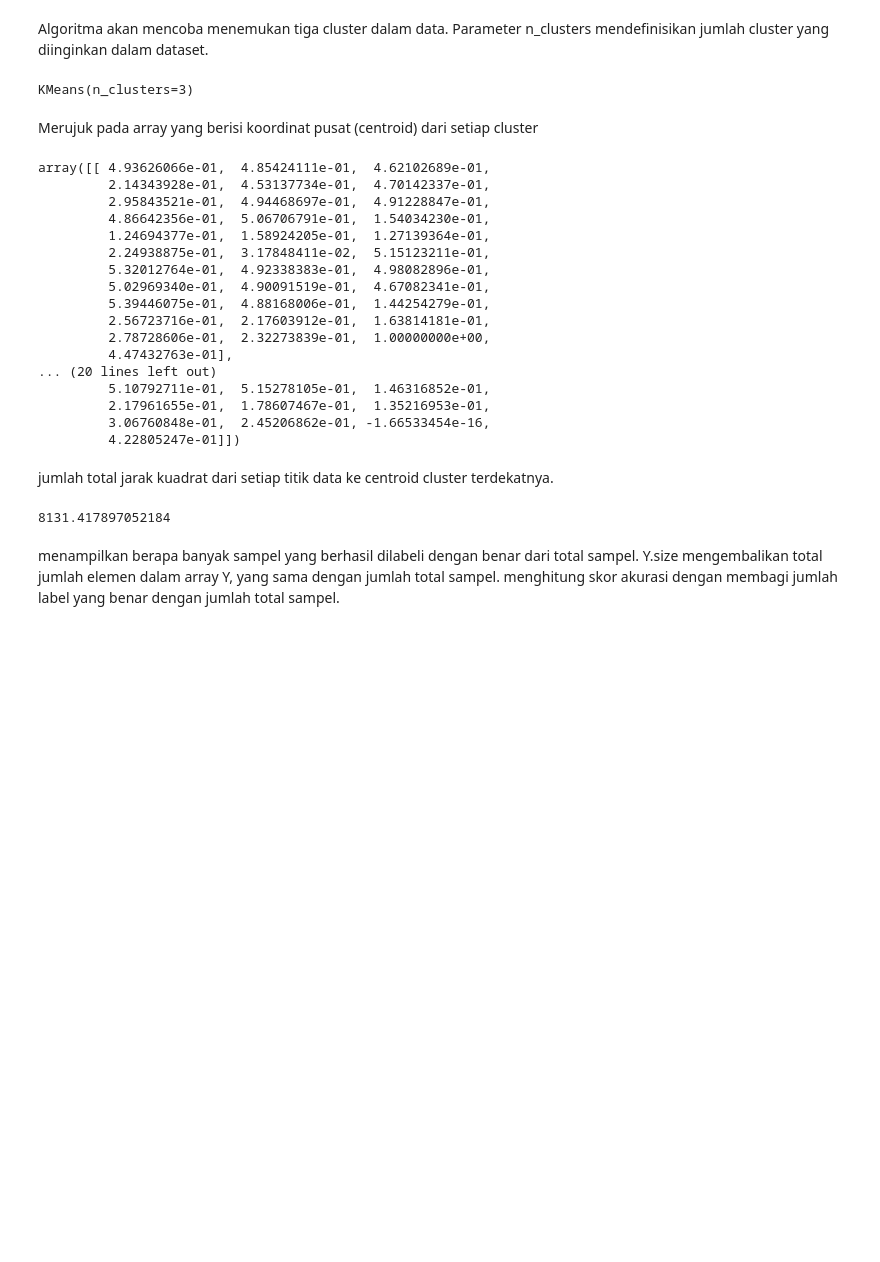
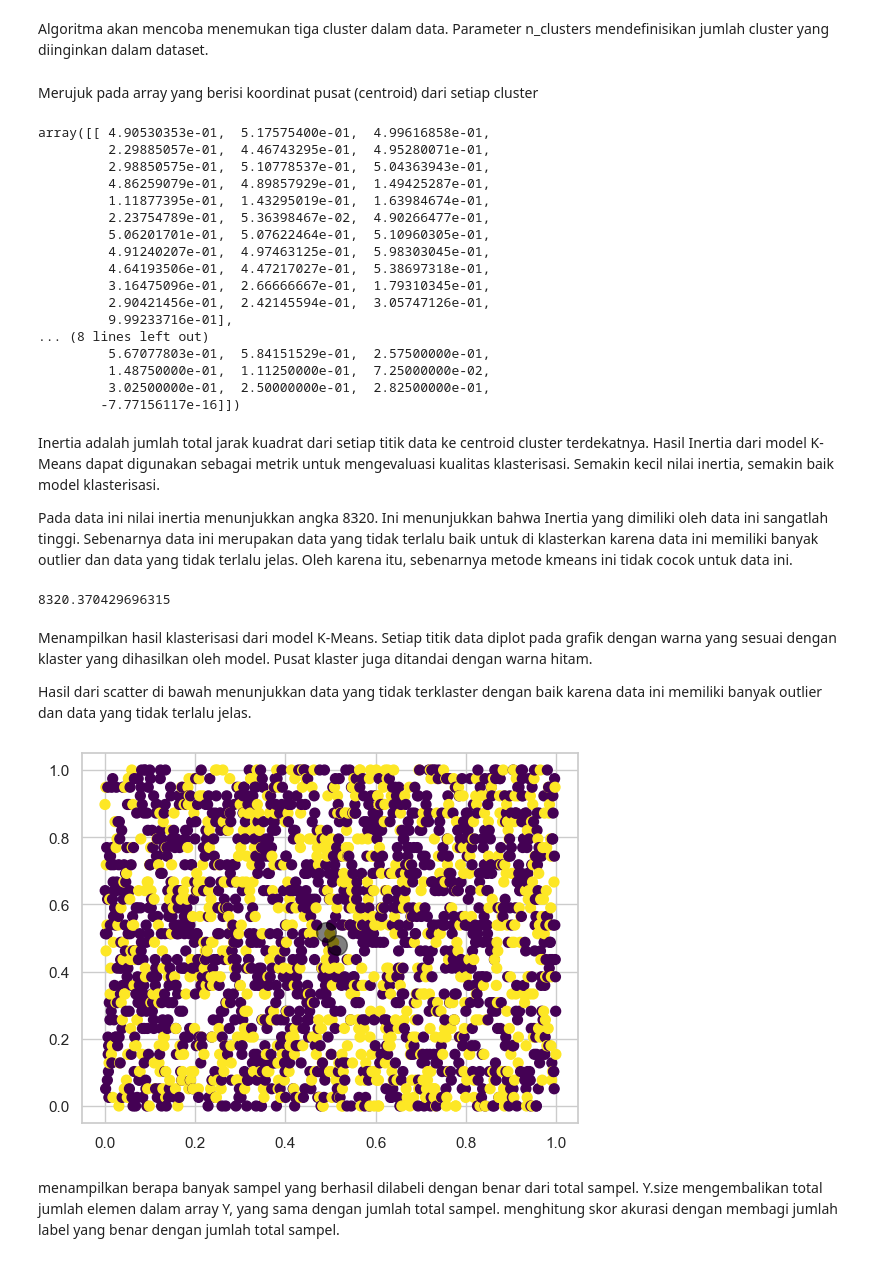
Before and after one commit to Machine-Learning-10/Parkinson-Classification, a Jupyter notebook: parkinsons_prediction.ipynb, the cells around one changed output. Saved outputs shown, nothing was run; the diff lists cells and outputs as text; code cells hidden in the pictures; blank space fills up the shorter version.

```diff
--- a/parkinsons_prediction.ipynb
+++ b/parkinsons_prediction.ipynb
@@ -485,39 +487,51 @@ Algoritma akan mencoba menemukan tiga cluster dalam data. Parameter n_clusters m
 # %%
 from sklearn.cluster import KMeans
 
-kmeans = KMeans(n_clusters=3)
+kmeans = KMeans(n_clusters=2)
 
 kmeans.fit(X)
+y_kmeans = kmeans.predict(X)
+centers = kmeans.cluster_centers_
-# %% [output]
-KMeans(n_clusters=3)
 # %% [markdown]
 Merujuk pada array yang berisi koordinat pusat (centroid) dari setiap cluster
 # %%
-kmeans.cluster_centers_
+centers
 # %% [output]
-array([[ 4.93626066e-01,  4.85424111e-01,  4.62102689e-01,
-         2.14343928e-01,  4.53137734e-01,  4.70142337e-01,
-         2.95843521e-01,  4.94468697e-01,  4.91228847e-01,
-         4.86642356e-01,  5.06706791e-01,  1.54034230e-01,
-         1.24694377e-01,  1.58924205e-01,  1.27139364e-01,
-         2.24938875e-01,  3.17848411e-02,  5.15123211e-01,
-         5.32012764e-01,  4.92338383e-01,  4.98082896e-01,
-         5.02969340e-01,  4.90091519e-01,  4.67082341e-01,
-         5.39446075e-01,  4.88168006e-01,  1.44254279e-01,
-         2.56723716e-01,  2.17603912e-01,  1.63814181e-01,
-         2.78728606e-01,  2.32273839e-01,  1.00000000e+00,
-         4.47432763e-01],
-... (20 lines left out)
-         5.10792711e-01,  5.15278105e-01,  1.46316852e-01,
-         2.17961655e-01,  1.78607467e-01,  1.35216953e-01,
-         3.06760848e-01,  2.45206862e-01, -1.66533454e-16,
-         4.22805247e-01]])
+array([[ 4.90530353e-01,  5.17575400e-01,  4.99616858e-01,
+         2.29885057e-01,  4.46743295e-01,  4.95280071e-01,
+         2.98850575e-01,  5.10778537e-01,  5.04363943e-01,
+         4.86259079e-01,  4.89857929e-01,  1.49425287e-01,
+         1.11877395e-01,  1.43295019e-01,  1.63984674e-01,
+         2.23754789e-01,  5.36398467e-02,  4.90266477e-01,
+         5.06201701e-01,  5.07622464e-01,  5.10960305e-01,
+         4.91240207e-01,  4.97463125e-01,  5.98303045e-01,
+         4.64193506e-01,  4.47217027e-01,  5.38697318e-01,
+         3.16475096e-01,  2.66666667e-01,  1.79310345e-01,
+         2.90421456e-01,  2.42145594e-01,  3.05747126e-01,
+         9.99233716e-01],
+... (8 lines left out)
+         5.67077803e-01,  5.84151529e-01,  2.57500000e-01,
+         1.48750000e-01,  1.11250000e-01,  7.25000000e-02,
+         3.02500000e-01,  2.50000000e-01,  2.82500000e-01,
+        -7.77156117e-16]])
 # %% [markdown]
-jumlah total jarak kuadrat dari setiap titik data ke centroid cluster terdekatnya.
+Inertia adalah jumlah total jarak kuadrat dari setiap titik data ke centroid cluster terdekatnya. Hasil Inertia dari model K-Means dapat digunakan sebagai metrik untuk mengevaluasi kualitas klasterisasi. Semakin kecil nilai inertia, semakin baik model klasterisasi.
+
+Pada data ini nilai inertia menunjukkan angka 8320. Ini menunjukkan bahwa Inertia yang dimiliki oleh data ini sangatlah tinggi. Sebenarnya data ini merupakan data yang tidak terlalu baik untuk di klasterkan karena data ini memiliki banyak outlier dan data yang tidak terlalu jelas. Oleh karena itu, sebenarnya metode kmeans ini tidak cocok untuk data ini.
 # %%
 kmeans.inertia_
 # %% [output]
-8131.417897052184
+8320.370429696315
+# %% [markdown]
+Menampilkan hasil klasterisasi dari model K-Means. Setiap titik data diplot pada grafik dengan warna yang sesuai dengan klaster yang dihasilkan oleh model. Pusat klaster juga ditandai dengan warna hitam.
+
+Hasil dari scatter di bawah menunjukkan data yang tidak terklaster dengan baik karena data ini memiliki banyak outlier dan data yang tidak terlalu jelas.
+# %%
+plt.scatter(X.iloc[:, 0], X.iloc[:, 1], c=y_kmeans, s=50, cmap='viridis')
+
+plt.scatter(centers[:, 0], centers[:, 1], c='black', s=200, alpha=0.5);
+# %% [output]
+[figure, added]
 # %% [markdown]
  menampilkan berapa banyak sampel yang berhasil dilabeli dengan benar dari total sampel. Y.size mengembalikan total jumlah elemen dalam array Y, yang sama dengan jumlah total sampel. menghitung skor akurasi dengan membagi jumlah label yang benar dengan jumlah total sampel.
 # %%
```
Also changed, not shown: parts of 15 cells of this notebook.
